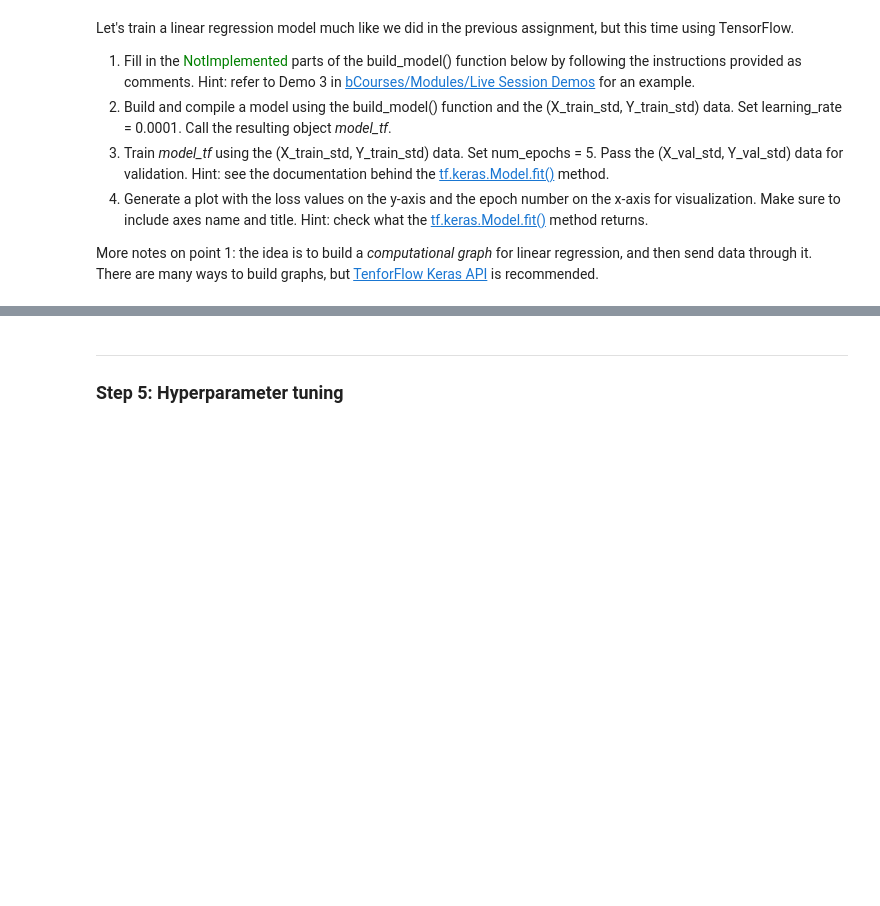
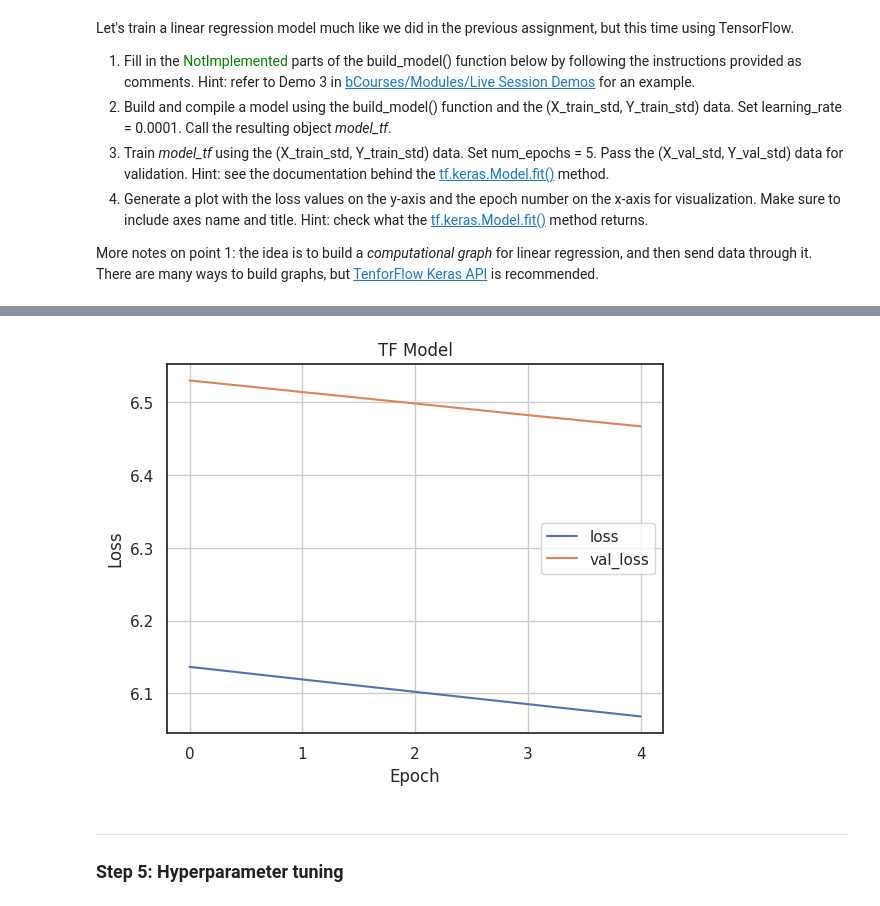
Before and after one commit to ming-berkeley/ds207_assignments, a Jupyter notebook: 03 Linear Regression with Tensorflow.ipynb, the cells around one changed output, grey strips where cells are left out. Cells and saved outputs as stored; diff of their text form; code cells hidden in the pictures; blank space fills up the shorter version.

```diff
--- a/03 Linear Regression with Tensorflow.ipynb
+++ b/03 Linear Regression with Tensorflow.ipynb
@@ -371,7 +371,7 @@ def build_model(num_features, learning_rate):
   model.add(tf.keras.layers.Dense(
       units = 1,                      # output dim
       input_shape = [num_features],   # input dim
-      use_bias = False,               # use a bias (intercept) param
+      use_bias = True,                # use a bias (intercept) param
       kernel_initializer = tf.ones_initializer, # initialize params to 1
       bias_initializer = tf.ones_initializer,   # initialize bias to 1
   ))
@@ -388,6 +388,8 @@ def build_model(num_features, learning_rate):
 tf.random.set_seed(0)
 # 2. Build and compile model
 # YOUR CODE HERE
+model_tf = build_model(num_features = X_train_std.shape[1], learning_rate = 0.0001)
 
 # 3. Fit the model
 # YOUR CODE HERE
+epoch_data = model_tf.fit(x = X_train_std, y = Y_train_std, epochs = 5, validation_data = (X_val_std, Y_val_std))
@@ -394,3 +407,15 @@ tf.random.set_seed(0)
+# %%
+plt.plot(epoch_data.history["loss"], label = "loss")
+plt.plot(epoch_data.history["val_loss"], label = "val_loss")
+plt.title("TF Model")
+plt.xlabel("Epoch")
+plt.ylabel("Loss")
+plt.xticks(range(5))
+plt.legend()
+plt.grid()
+plt.show()
+# %% [output]
+[figure, added]
 # %% [markdown]
 ---
 ### Step 5: Hyperparameter tuning
```
Also changed, not shown: parts of 14 cells of this notebook.
